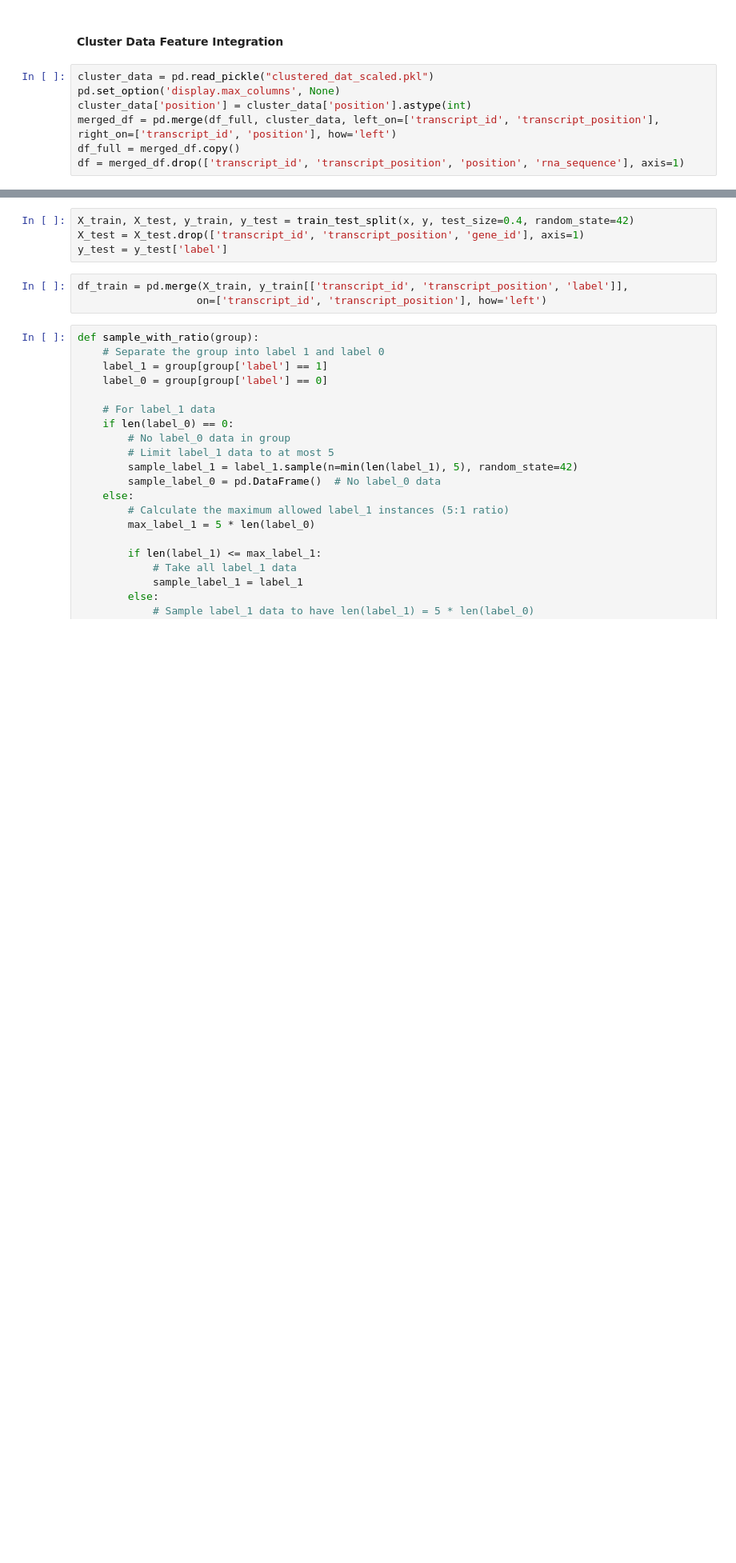
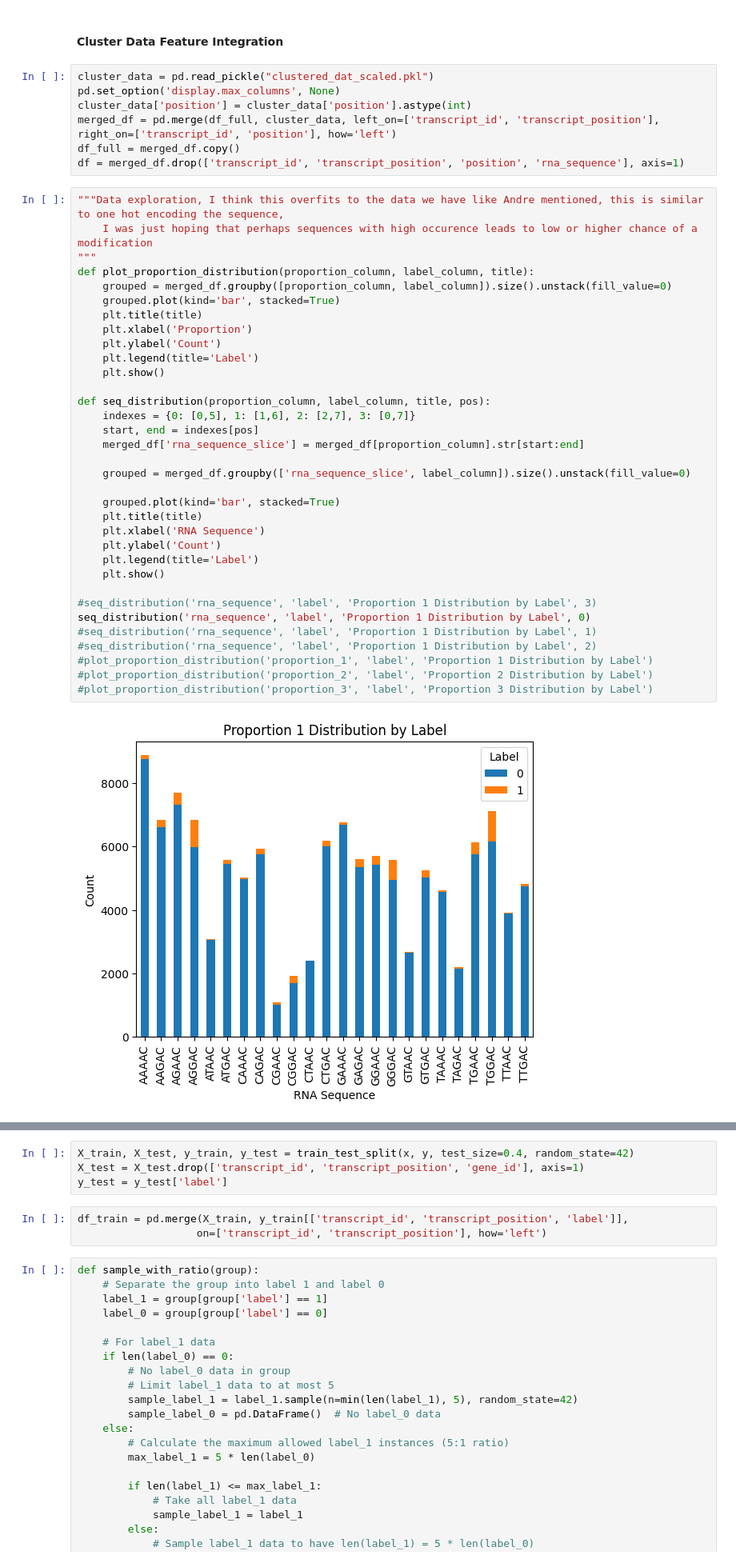
Before and after one commit to yunethiri/DSA4262-geneandtonic, a Jupyter notebook: full_training.ipynb, the cells around one changed output, grey strips where cells are left out. Shown: that part at 80% size. Saved outputs shown, nothing was run; the diff lists cells and outputs as text; blank space fills up the shorter version.

```diff
--- a/full_training.ipynb
+++ b/full_training.ipynb
@@ -102,6 +146,42 @@ cluster_data['position'] = cluster_data['position'].astype(int)
 merged_df = pd.merge(df_full, cluster_data, left_on=['transcript_id', 'transcript_position'], right_on=['transcript_id', 'position'], how='left')
 df_full = merged_df.copy()
 df = merged_df.drop(['transcript_id', 'transcript_position', 'position', 'rna_sequence'], axis=1)
+# %%
+"""Data exploration, I think this overfits to the data we have like Andre mentioned, this is similar to one hot encoding the sequence,
+    I was just hoping that perhaps sequences with high occurence leads to low or higher chance of a modification
+"""
+def plot_proportion_distribution(proportion_column, label_column, title):
+    grouped = merged_df.groupby([proportion_column, label_column]).size().unstack(fill_value=0)
+    grouped.plot(kind='bar', stacked=True)
+    plt.title(title)
+    plt.xlabel('Proportion')
+    plt.ylabel('Count')
+    plt.legend(title='Label')
+    plt.show()
+
+def seq_distribution(proportion_column, label_column, title, pos):
+    indexes = {0: [0,5], 1: [1,6], 2: [2,7], 3: [0,7]}
+    start, end = indexes[pos]
+    merged_df['rna_sequence_slice'] = merged_df[proportion_column].str[start:end]
+
+    grouped = merged_df.groupby(['rna_sequence_slice', label_column]).size().unstack(fill_value=0)
+
+    grouped.plot(kind='bar', stacked=True)
+    plt.title(title)
+    plt.xlabel('RNA Sequence')
+    plt.ylabel('Count')
+    plt.legend(title='Label')
+    plt.show()
+
+#seq_distribution('rna_sequence', 'label', 'Proportion 1 Distribution by Label', 3)
+seq_distribution('rna_sequence', 'label', 'Proportion 1 Distribution by Label', 0)
+#seq_distribution('rna_sequence', 'label', 'Proportion 1 Distribution by Label', 1)
+#seq_distribution('rna_sequence', 'label', 'Proportion 1 Distribution by Label', 2)
+#plot_proportion_distribution('proportion_1', 'label', 'Proportion 1 Distribution by Label')
+#plot_proportion_distribution('proportion_2', 'label', 'Proportion 2 Distribution by Label')
+#plot_proportion_distribution('proportion_3', 'label', 'Proportion 3 Distribution by Label')
+# %% [output]
+[figure, added]
 # %%
 # Cleaning up cluster data's integration
 correlation_df = df.drop(['gene_id'], axis=1)
```
Also changed, not shown: parts of 18 cells of this notebook.
